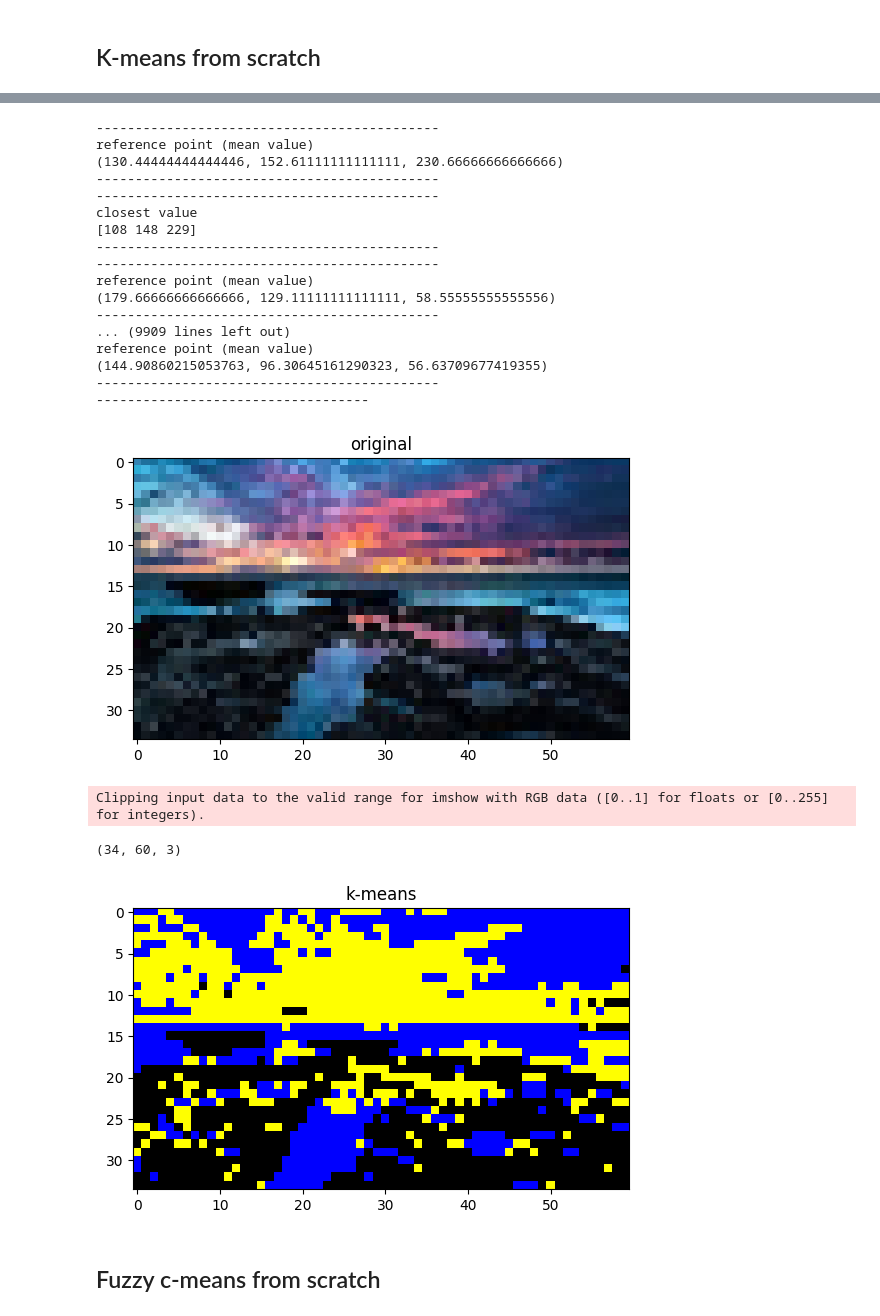
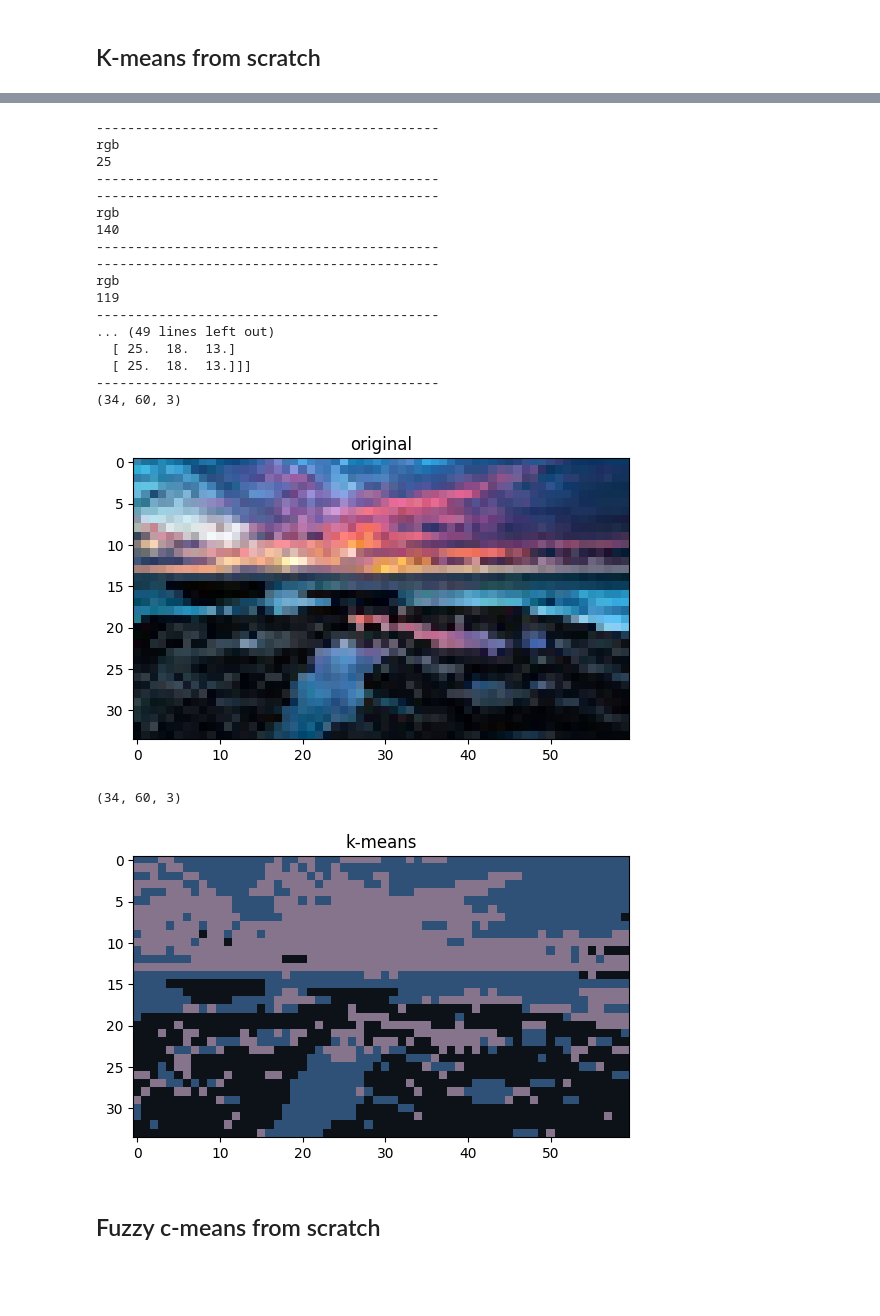
Before and after one commit to e-Rivers/CS5050_ComputerVision, a Jupyter notebook: HMWK_2/HMWK_2_clustering.ipynb, the cells around one changed output, grey strips where cells are left out. Saved outputs shown, nothing was run; the diff lists cells and outputs as text; code cells hidden in the pictures; blank space fills up the shorter version.

```diff
--- a/HMWK_2/HMWK_2_clustering.ipynb
+++ b/HMWK_2/HMWK_2_clustering.ipynb
@@ -73,21 +73,21 @@ rows, cols, channels = img.shape
 
 coordinates = itertools.product(list(range(rows)), list(range(cols)))
 coordinates = [coordinate for coordinate in coordinates]
-debug(coordinates, 'all coordinates 2d')
+#debug(coordinates, 'all coordinates 2d')
 
 # means positions
 #means_pos = random.sample(coordinates, n)
 #means_pos = [(0, 0), (1, 1), (3, 1)]
 means_pos = [(15, 10), (10, 25), (0, 0)]
 
-debug(means_pos, 'initial means positions')
+#debug(means_pos, 'initial means positions')
 means =[img[x, y, :] for x, y in means_pos]
-debug(means, 'initial means')
+#debug(means, 'initial means')
 
 clusters = [[mean] for mean in means]
-debug(clusters, 'initial clusters')
+#debug(clusters, 'initial clusters')
 marked = {ind: [mean_pos] for ind, mean_pos in enumerate(means_pos)}
-debug(marked, 'initial marked')
+#debug(marked, 'initial marked')
 
 # marked positions
 marked_poses = []
@@ -116,7 +116,7 @@ while len(marked_poses) < rows * cols:
                     min_dist = curr_dist
                     # Similar point coordinate
                     spt_coordinate = (i, j)
-        debug((r1, g1, b1), 'reference point (mean value)')
+        #debug((r1, g1, b1), 'reference point (mean value)')
 
         marked[cluster_ind] += [spt_coordinate]
         marked_poses = []
@@ -125,39 +125,30 @@ while len(marked_poses) < rows * cols:
         #debug(marked, 'clusters')
         #debug(marked_poses, 'positions')
 
-        debug(img[spt_coordinate[0], spt_coordinate[1], :], 'closest value')
+        # debug(img[spt_coordinate[0], spt_coordinate[1], :], 'closest value')
         clusters[cluster_ind] += [img[spt_coordinate[0], spt_coordinate[1], :]]
 
 
     # After the closest points have been added to the clusters, we
     # re-calculate the means
     means =  [np.average(intensity_cluster, axis=0) for intensity_cluster in clusters]
-    debug(means, 'new means')
+    # debug(means, 'new means')
 
-debug(marked, 'cluster positions')
+means = [mean.astype('uint8') for mean in means]
 
-color_list = [
-    (0, 0, 0),
-    (0, 50, 255),
-    (255, 0, 0),
-    (0, 255, 0),
-    (0, 0, 255),
-    (255, 255, 0),
-    (0, 255, 255),
-    (255, 0, 255),]
-
-used_colors = color_list[:n]
 
 new_img = np.zeros(img.shape)
 for i in range(n):
-    r, g, b = used_colors[i]
+    r, g, b = means[i]
+    debug((r), 'rgb')
     # Gives me all the positions for this cluster.
     for pos in marked[i]:
         new_img[pos[0], pos[1], 0] = r
         new_img[pos[0], pos[1], 1] = g
         new_img[pos[0], pos[1], 2] = b
 
-display_imgs([img, new_img], ['original', 'k-means'])
+debug(new_img, 'new image final')
+display_imgs([img, new_img.astype('uint8')], ['original', 'k-means'])
 # %% [output]
 --------------------------------------------
 new image
@@ -179,24 +170,23 @@ closest value
 --------------------------------------------
-reference point (mean value)
-(130.44444444444446, 152.61111111111111, 230.66666666666666)
+rgb
+25
 --------------------------------------------
 --------------------------------------------
-closest value
-[108 148 229]
+rgb
+140
 --------------------------------------------
 --------------------------------------------
-reference point (mean value)
-(179.66666666666666, 129.11111111111111, 58.55555555555556)
+rgb
+119
 --------------------------------------------
-... (9909 lines left out)
-reference point (mean value)
-(144.90860215053763, 96.30645161290323, 56.63709677419355)
+... (49 lines left out)
+  [ 25.  18.  13.]
+  [ 25.  18.  13.]]]
 --------------------------------------------
------------------------------------
+(34, 60, 3)
 [figure]
-Clipping input data to the valid range for imshow with RGB data ([0..1] for floats or [0..255] for integers).
+(34, 60, 3)
-(34, 60, 3)
-[figure, old version]
+[figure, new version]
 # %% [markdown]
 ## Fuzzy c-means from scratch
 # %%
```
Also changed, not shown: parts of 3 cells of this notebook, 2 other files.
